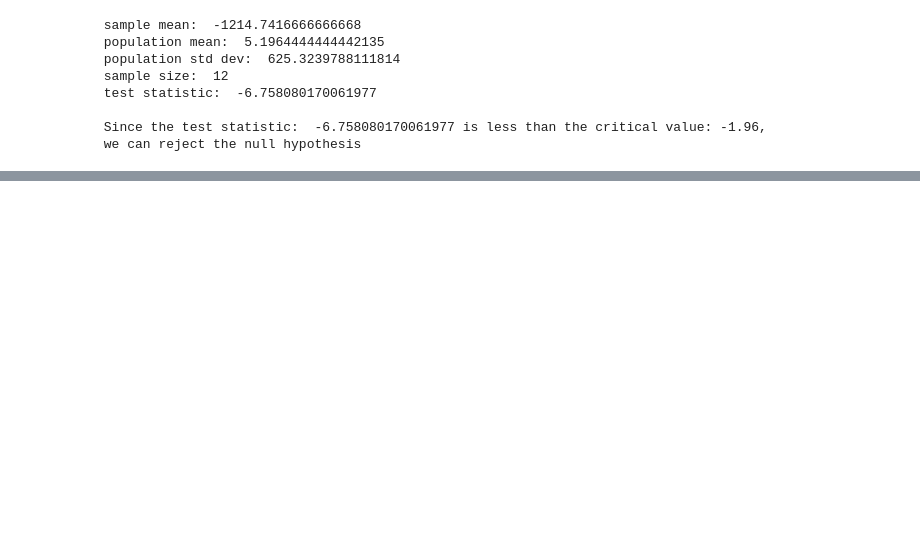
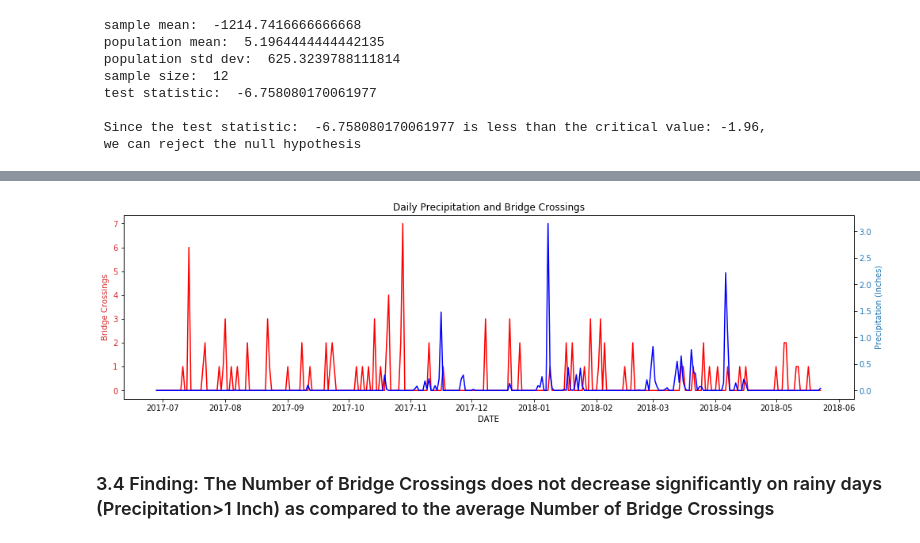
Before and after one commit to arjunravishankar/SF_Bike_Weather_Prediction, a Jupyter notebook: Take_Home_Project.ipynb, the cells around one changed output, grey strips where cells are left out. Drawn from its saved outputs; the diff is of its cells as text; code cells hidden in the pictures; blank space fills up the shorter version.

Commit message:
Added Bridge Crossing

```diff
--- a/Take_Home_Project.ipynb
+++ b/Take_Home_Project.ipynb
@@ -368,0 +351,17 @@ Reset Index of bike_df
+# %%
+stations=daily_bike_df.groupby('start_station_id')['start_station_latitude','start_station_longitude'].mean()
+bridge_long=-122.3621
+m = folium.Map(
+    location=[37.8174, -122.37],
+    zoom_start=12,
+    #tiles='Stamen Terrain'
+)
+
+tooltip = 'Click for Station ID'
+for index in stations.index:
+    if stations.start_station_longitude[index]>bridge_long:
+        folium.Marker([stations.start_station_latitude[index], stations.start_station_longitude[index]], popup='Station ID: '+str(index), tooltip=tooltip).add_to(m)
+    else:
+        folium.Marker([stations.start_station_latitude[index], stations.start_station_longitude[index]], popup='Station ID: '+str(index), tooltip=tooltip,icon=folium.Icon(color='red')).add_to(m)
+
+m
@@ -368,0 +385,31 @@ Reset Index of bike_df
+# %%
+#Calculate Bridge Crossings on Every Day
+bridge_crossings=daily_bike_df[((daily_bike_df.start_station_longitude>bridge_long)& (daily_bike_df.end_station_longitude<bridge_long))\
+| ((daily_bike_df.start_station_longitude<bridge_long)& (daily_bike_df.end_station_longitude>bridge_long))].groupby('DATE').duration_sec.count()
+bridge_crossings=bridge_crossings[dates]
+bridge_crossings[np.isnan(bridge_crossings)]=0
+# %%
+#Plot the Bridge Crossings and Rain on the same axis
+fig, ax1 = plt.subplots(figsize=(14,4))
+
+color = 'tab:red'
+ax1.set_xlabel('Date')
+ax1.set_ylabel('Bridge Crossings', color=color)
+
+ax1.tick_params(axis='y', labelcolor=color)
+bridge_crossings.plot(style='r')
+ax2 = ax1.twinx()
+
+color = 'tab:blue'
+ax2.set_ylabel('Precipitation (Inches)', color=color)
+
+plt.plot(dates,daily_bike_df.groupby('DATE').DAILYPrecip.mean(),'b')
+
+ax2.tick_params(axis='y', labelcolor=color)
+fig.tight_layout()
+plt.title('Daily Precipitation and Bridge Crossings')
+plt.show()
+# %% [output]
+[figure, added]
+# %% [markdown]
+### 3.4 Finding:  The Number of Bridge Crossings does not decrease significantly on rainy days (Precipitation>1 Inch) as compared to the average Number of Bridge Crossings
```
Also changed, not shown: parts of 31 cells of this notebook.
